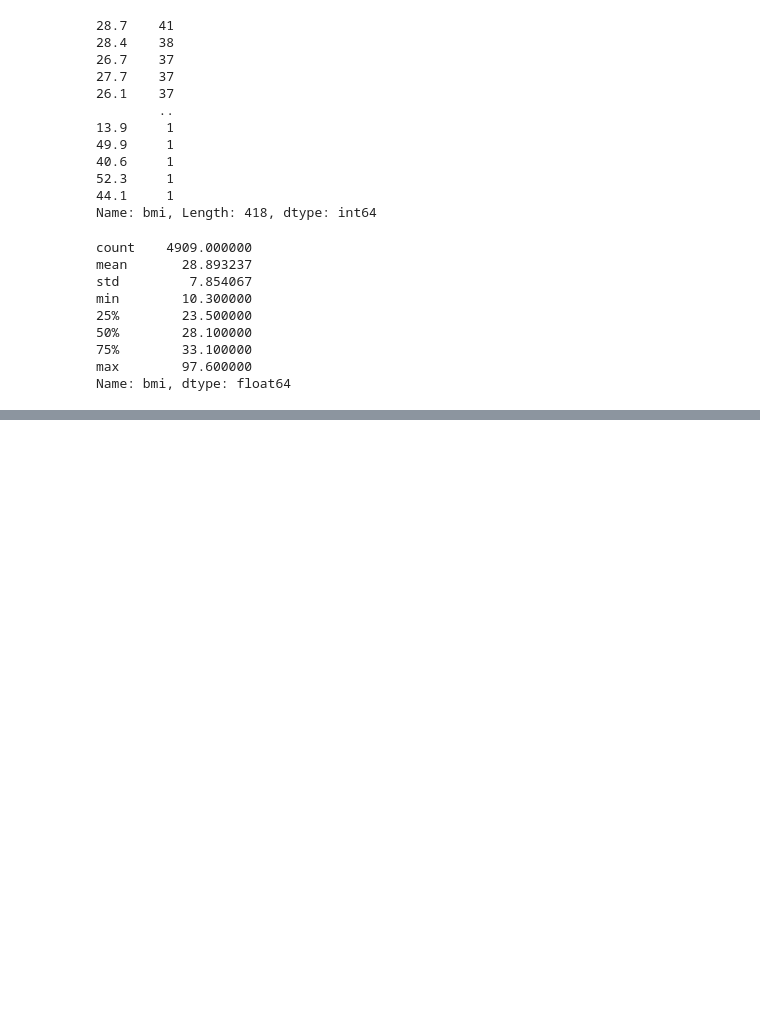
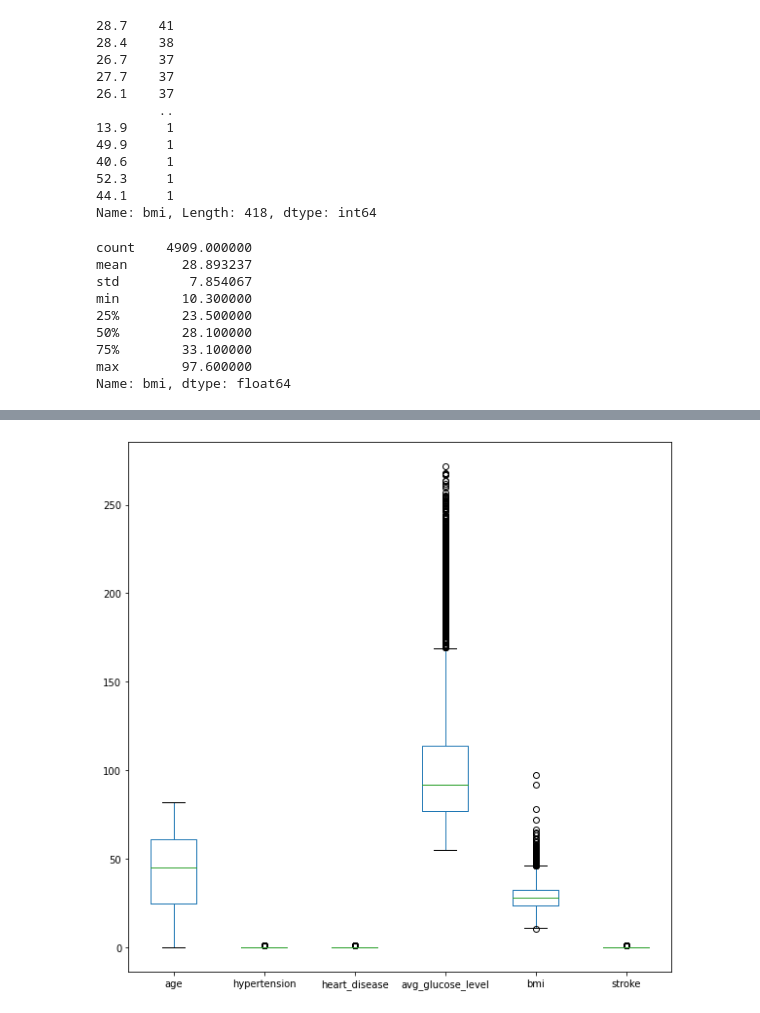
Before and after one commit to aditya002ai/MachineLearningProjects, a Jupyter notebook: Stroke_Patients_Prediction.ipynb, the cells around one changed output, grey strips where cells are left out. Saved outputs shown, nothing was run; the diff lists cells and outputs as text; code cells hidden in the pictures; blank space fills up the shorter version.

```diff
--- a/Stroke_Patients_Prediction.ipynb
+++ b/Stroke_Patients_Prediction.ipynb
@@ -87,0 +130,6 @@ Name: bmi, dtype: float64
+# %%
+plt.rcParams['figure.figsize'] = (10,10)
+data.plot(kind='box')
+plt.show()
+# %% [output]
+[figure, added]
```
Also changed, not shown: parts of 8 cells of this notebook.
